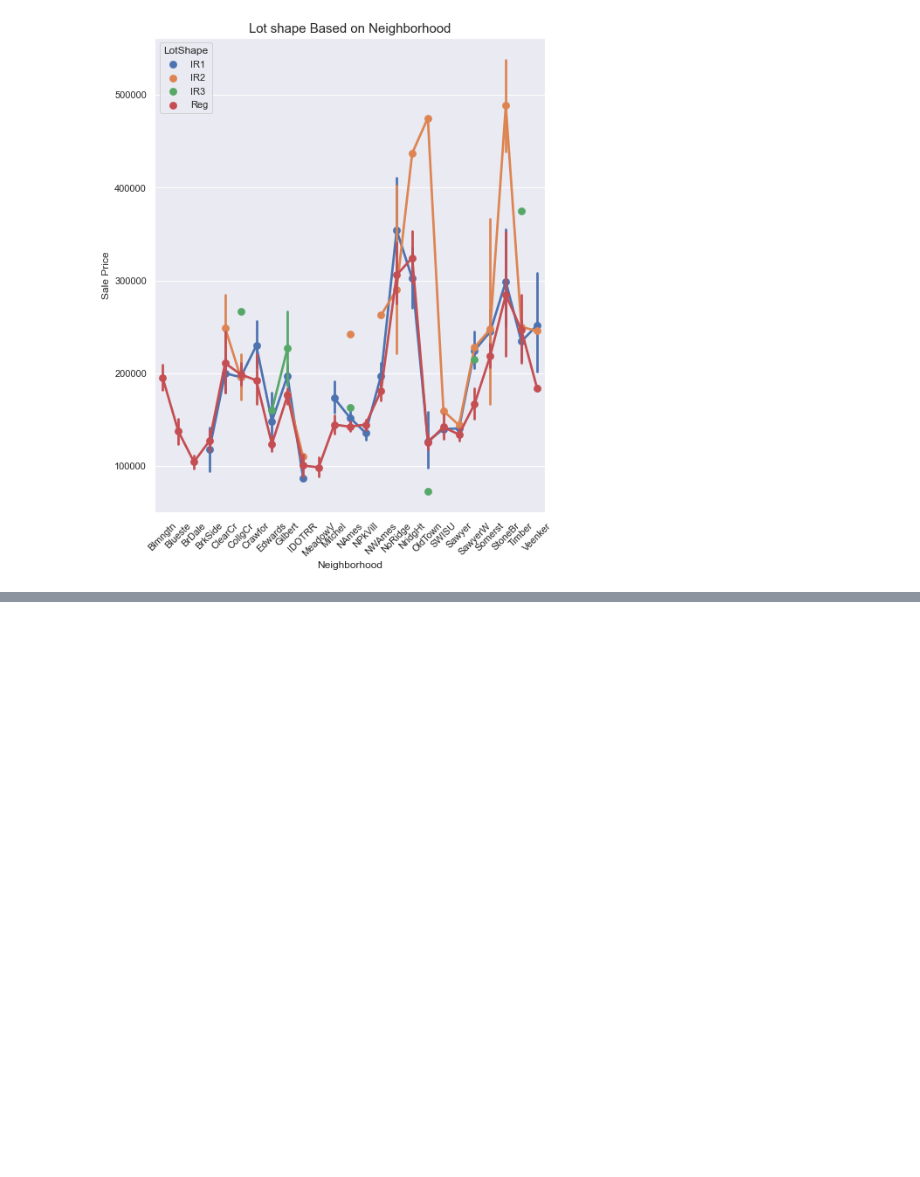
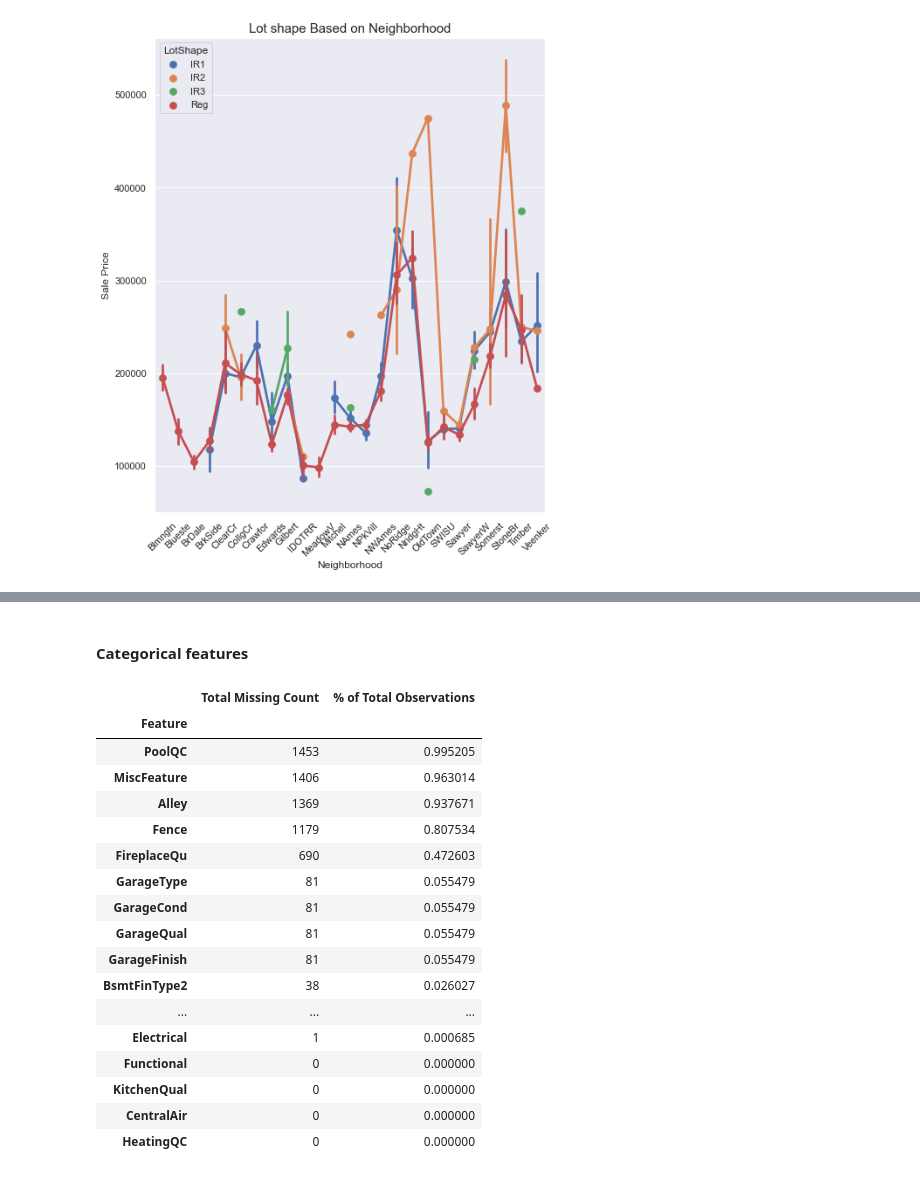
Before and after one commit to KamiLimu1/Data_Science2022, a Jupyter notebook: TutorialOnExplanatoryDataAnalysis.ipynb, the cells around one changed output, grey strips where cells are left out. Saved outputs shown, nothing was run; the diff lists cells and outputs as text; code cells hidden in the pictures; blank space fills up the shorter version.

```diff
--- a/TutorialOnExplanatoryDataAnalysis.ipynb
+++ b/TutorialOnExplanatoryDataAnalysis.ipynb
@@ -377,0 +426,27 @@ plt.show()
+# %% [markdown]
+#### Categorical features
+# %%
+total = categorical_features.isnull().sum().sort_values(ascending=False)
+percent = (categorical_features.isnull().sum()/categorical_features.isnull().count()).sort_values(ascending=False)
+missing_data = pd.concat([total, percent], axis=1,join='outer', keys=['Total Missing Count', ' % of Total Observations'])
+missing_data.index.name ='Feature'
+missing_data.head(20)
+# %% [output]
+|  | Total Missing Count | % of Total Observations |
+| Feature |  |  |
+| PoolQC | 1453 | 0.995205 |
+| MiscFeature | 1406 | 0.963014 |
+| Alley | 1369 | 0.937671 |
+| Fence | 1179 | 0.807534 |
+| FireplaceQu | 690 | 0.472603 |
+| GarageType | 81 | 0.055479 |
+| GarageCond | 81 | 0.055479 |
+| GarageQual | 81 | 0.055479 |
+| GarageFinish | 81 | 0.055479 |
+| BsmtFinType2 | 38 | 0.026027 |
+| ... | ... | ... |
+| Electrical | 1 | 0.000685 |
+| Functional | 0 | 0.000000 |
+| KitchenQual | 0 | 0.000000 |
+| CentralAir | 0 | 0.000000 |
+| HeatingQC | 0 | 0.000000 |
```
Also changed, not shown: parts of 7 cells of this notebook.
